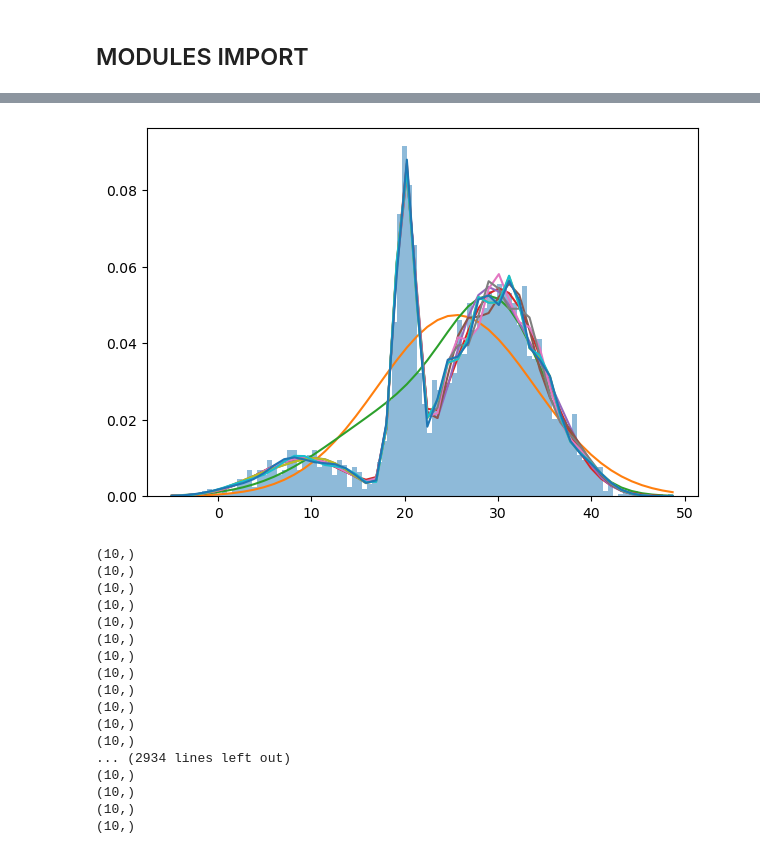
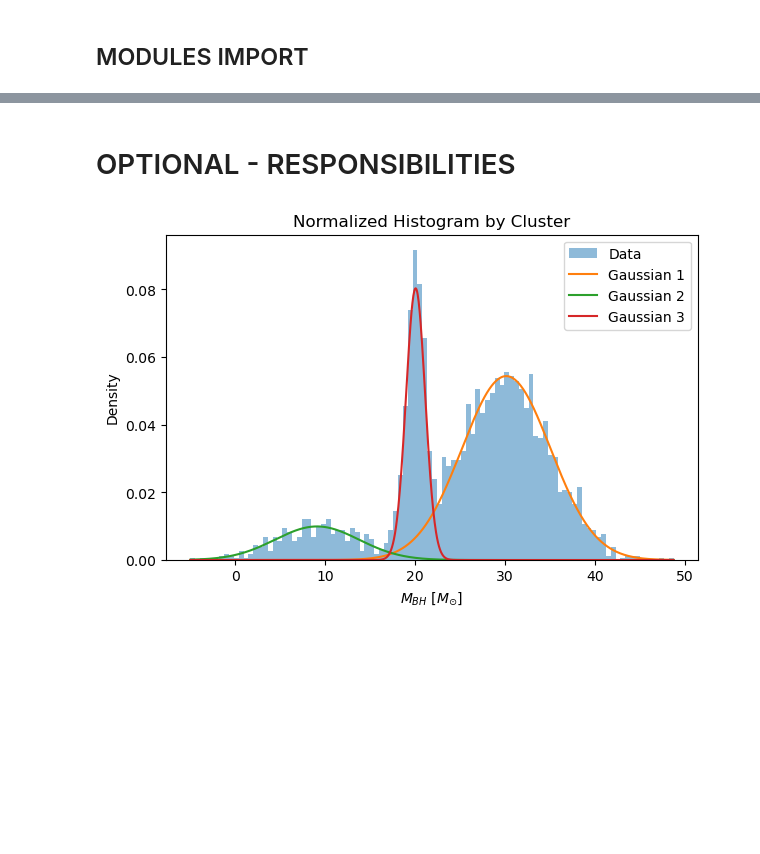
Before and after one commit to RoccoGiugni/ASML-24-25, a Jupyter notebook: L06/L06.ipynb, the cells around one changed output, grey strips where cells are left out. Cells and saved outputs as stored; diff of their text form; code cells hidden in the pictures; blank space fills up the shorter version.

```diff
--- a/L06/L06.ipynb
+++ b/L06/L06.ipynb
@@ -33,35 +71,22 @@ Text(0, 0.5, 'AIC')
-# %%
-fig, ax = plt.subplots(1, 1, figsize=(6,4), layout='constrained')
-
-ax.hist(data, bins=100, density=True, alpha=.5)
-
-x = np.linspace(data.min(), data.max())
-
-for m in model:
-    y = m.score_samples(x[:,np.newaxis])
-    ax.plot(x, np.exp(y))
-# %% [output]
-[figure, removed]
-# %%
-prob = m.predict_proba(data)
-
-for p in prob[:]:
-    print(p.shape)
-# %% [output]
-(10,)
-(10,)
-(10,)
-(10,)
-(10,)
-(10,)
-(10,)
-(10,)
-(10,)
-(10,)
-(10,)
-(10,)
-... (2934 lines left out)
-(10,)
-(10,)
-(10,)
-(10,)
+# %% [markdown]
+# OPTIONAL - RESPONSIBILITIES
+# %%
+# thanks EmmaGPT
+
+fig, ax = plt.subplots(1, 1, figsize=(6,4), layout='constrained')
+
+resp = model[2].predict_proba(x.reshape(-1, 1))
+
+ax.hist(data, bins=100, density=True, alpha = .5, label='Data')
+
+fit = model[2].score_samples(x[:, np.newaxis])
+for i in range(3):
+    gaussian = resp[:, i] * np.exp(fit)
+    ax.plot(x, gaussian, label=f'Gaussian {i+1}')
+
+ax.legend()
+ax.set_title("Normalized Histogram by Cluster")
+ax.set_xlabel('$M_{BH}$ $[M_{\odot}]$')
+ax.set_ylabel('Density');
+# %% [output]
+[figure, added]
```
Also changed, not shown: parts of 5 cells of this notebook.
